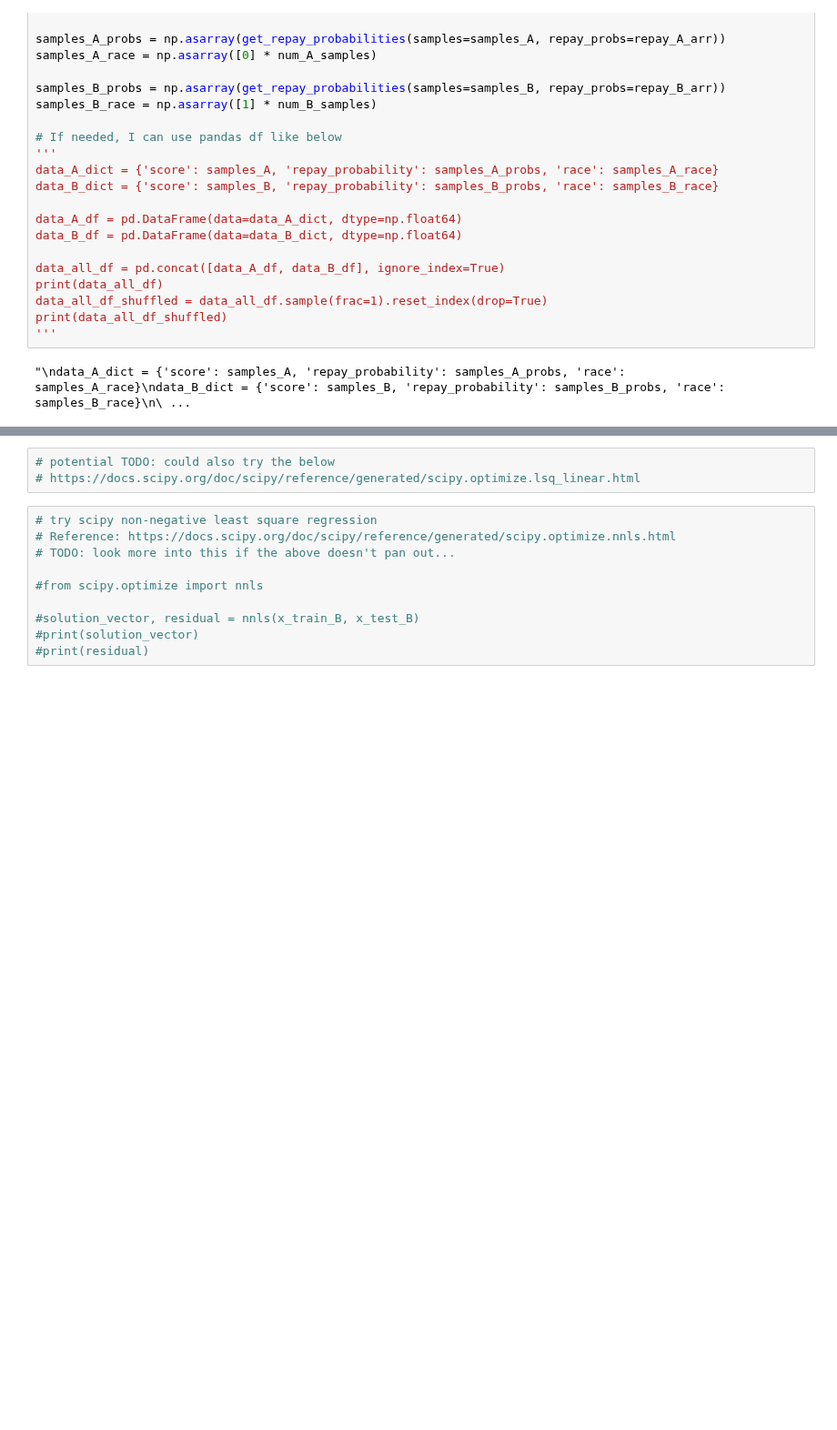
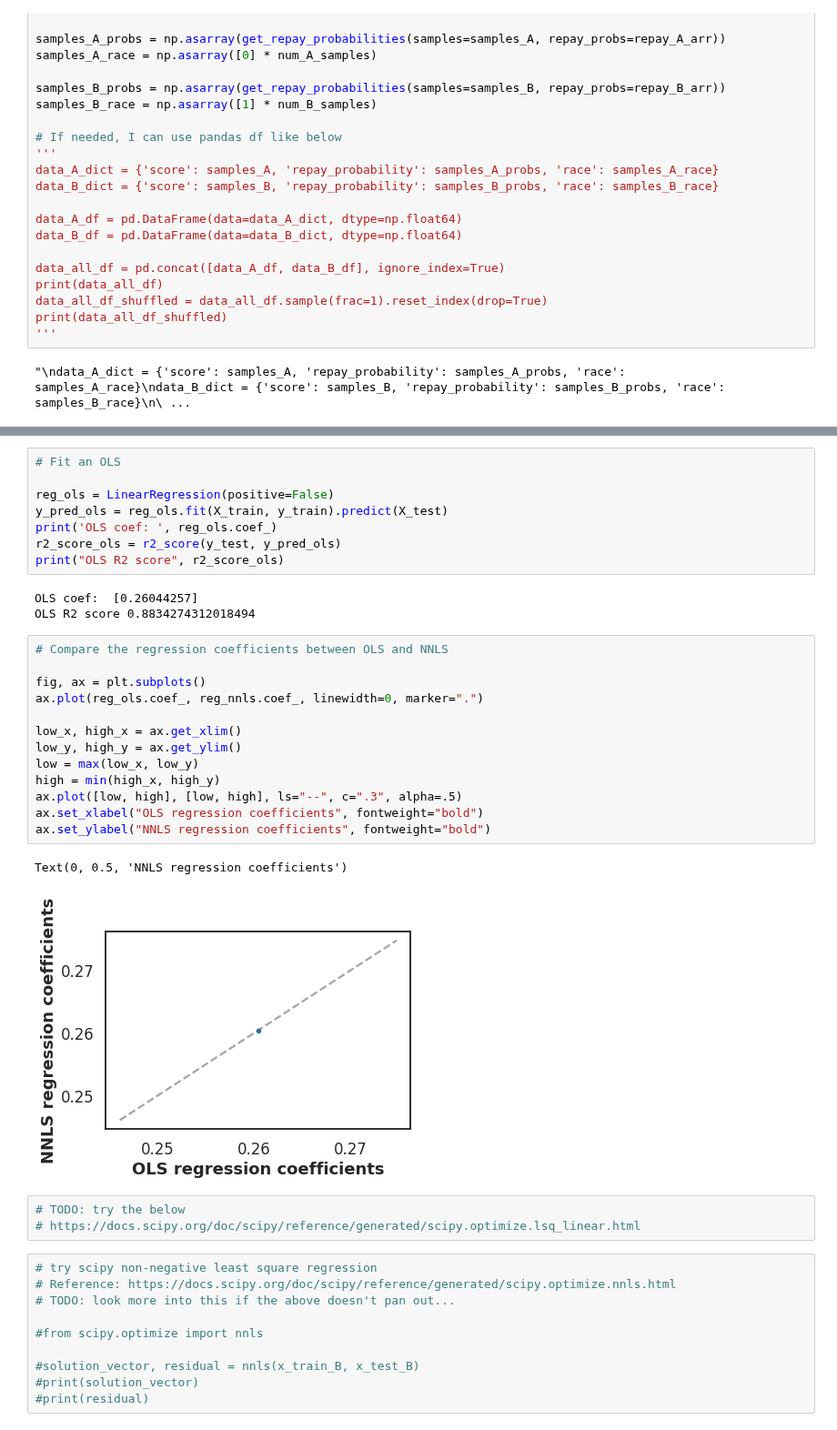
Before and after one commit to lydiatliu/delayedimpact, a Jupyter notebook: notebooks/simulated_data_LR.ipynb, the cells around one changed output, grey strips where cells are left out. Shown at 91% size. Saved outputs shown, nothing was run; the diff lists cells and outputs as text; blank space fills up the shorter version.

```diff
--- a/notebooks/simulated_data_LR.ipynb
+++ b/notebooks/simulated_data_LR.ipynb
@@ -260,5 +304,32 @@ ValueError: Mean Squared Logarithmic Error cannot be used when targets contain n
+# %%
+# Fit an OLS
+
+reg_ols = LinearRegression(positive=False)
+y_pred_ols = reg_ols.fit(X_train, y_train).predict(X_test)
+print('OLS coef: ', reg_ols.coef_)
+r2_score_ols = r2_score(y_test, y_pred_ols)
+print("OLS R2 score", r2_score_ols)
+# %% [output]
+OLS coef:  [0.26044257]
+OLS R2 score 0.8834274312018494
+# %%
+# Compare the regression coefficients between OLS and NNLS
+
+fig, ax = plt.subplots()
+ax.plot(reg_ols.coef_, reg_nnls.coef_, linewidth=0, marker=".")
+
+low_x, high_x = ax.get_xlim()
+low_y, high_y = ax.get_ylim()
+low = max(low_x, low_y)
+high = min(high_x, high_y)
+ax.plot([low, high], [low, high], ls="--", c=".3", alpha=.5)
+ax.set_xlabel("OLS regression coefficients", fontweight="bold")
+ax.set_ylabel("NNLS regression coefficients", fontweight="bold")
+# %% [output]
+Text(0, 0.5, 'NNLS regression coefficients')
+[figure, added]
 # %%
-# potential TODO: could also try the below
+# TODO: try the below
 # https://docs.scipy.org/doc/scipy/reference/generated/scipy.optimize.lsq_linear.html
 # %%
 # try scipy non-negative least square regression
```
Also changed, not shown: parts of 11 cells of this notebook.
